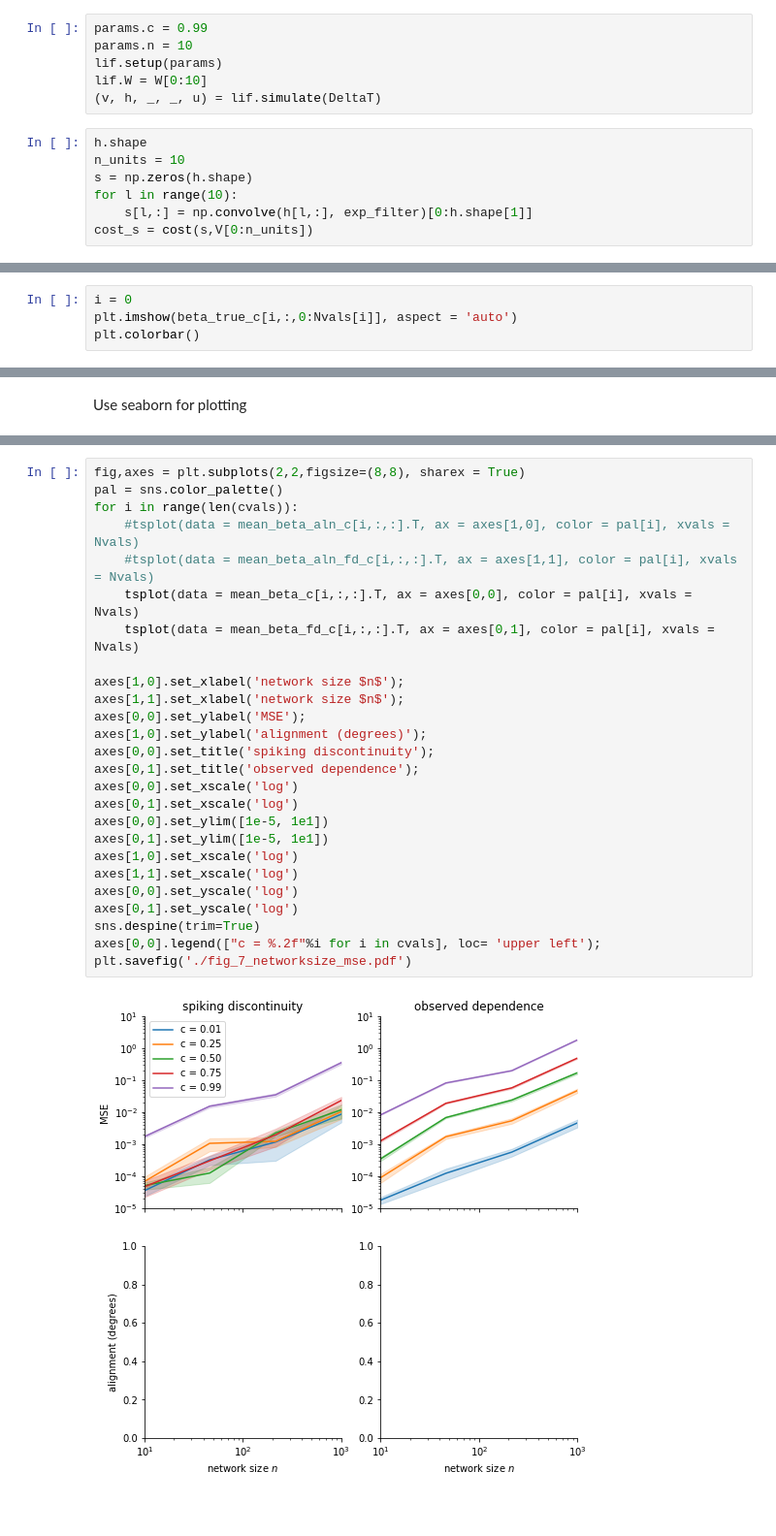
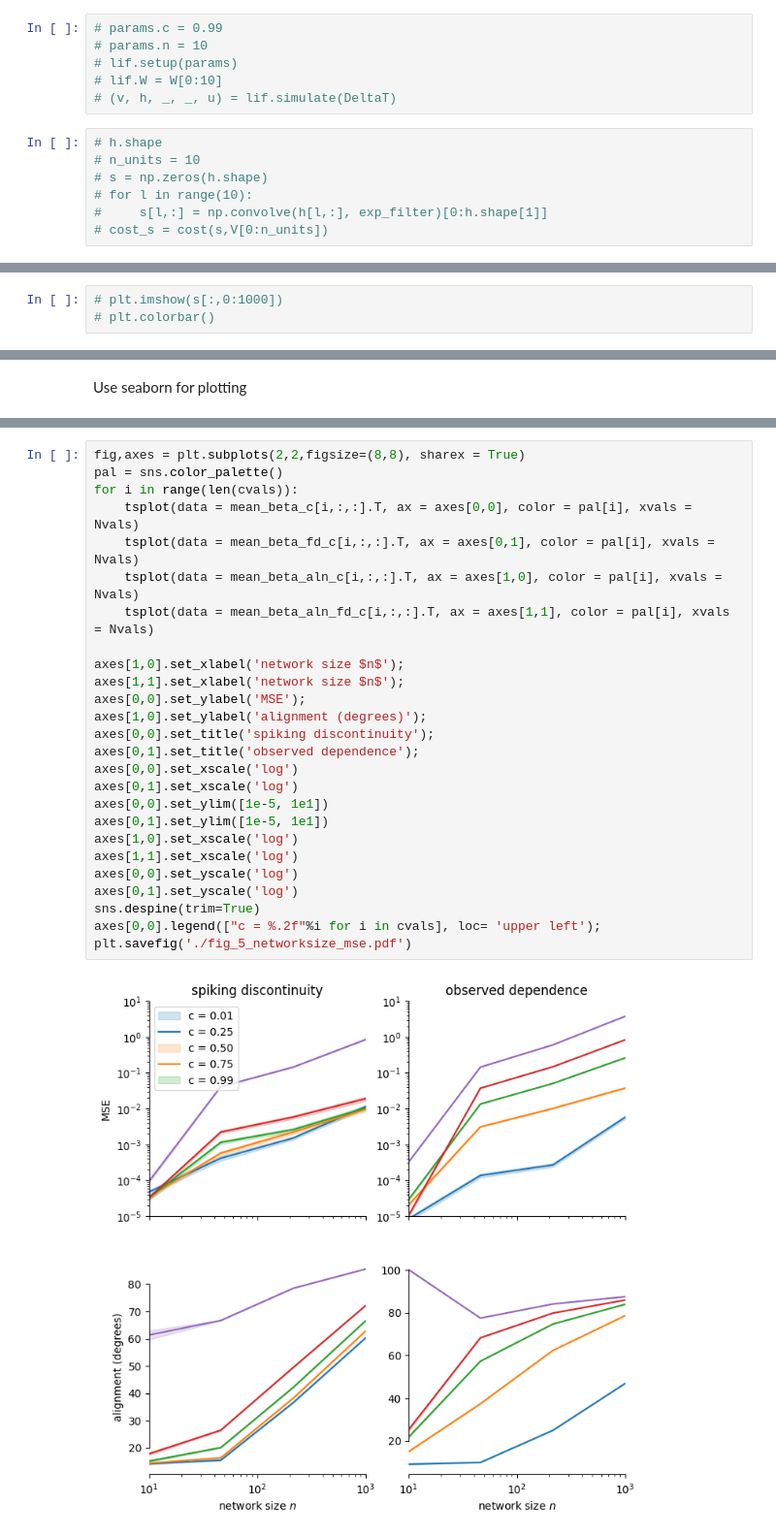
Before and after one commit to benlansdell/rdd, a Jupyter notebook: fig_4_networksize-v2.ipynb, the cells around one changed output, grey strips where cells are left out. Shown at 97% size. Drawn from its saved outputs; the diff is of its cells as text; blank space fills up the shorter version.

Commit message:
Update scripts for Figure 5

```diff
--- a/fig_4_networksize-v2.ipynb
+++ b/fig_4_networksize-v2.ipynb
@@ -87,13 +81,13 @@ cost = lambda s,a: np.sqrt((np.dot(a[0:len(s)], s) - target)**2)
 # %%
-params.c = 0.99
-params.n = 10
-lif.setup(params)
-lif.W = W[0:10]
-(v, h, _, _, u) = lif.simulate(DeltaT)
+# params.c = 0.99
+# params.n = 10
+# lif.setup(params)
+# lif.W = W[0:10]
+# (v, h, _, _, u) = lif.simulate(DeltaT)
 # %%
-h.shape
-n_units = 10
-s = np.zeros(h.shape)
-for l in range(10):
-    s[l,:] = np.convolve(h[l,:], exp_filter)[0:h.shape[1]]
-cost_s = cost(s,V[0:n_units])
+# h.shape
+# n_units = 10
+# s = np.zeros(h.shape)
+# for l in range(10):
+#     s[l,:] = np.convolve(h[l,:], exp_filter)[0:h.shape[1]]
+# cost_s = cost(s,V[0:n_units])
@@ -147,4 +128,3 @@ plt.plot(mean_beta_true_c)
 # %%
-i = 0
-plt.imshow(beta_true_c[i,:,0:Nvals[i]], aspect = 'auto')
-plt.colorbar()
+# plt.imshow(s[:,0:1000])
+# plt.colorbar()
@@ -241,28 +195,28 @@ def tsplot(ax, data, xvals = None, **kw):
 # %%
 fig,axes = plt.subplots(2,2,figsize=(8,8), sharex = True)
 pal = sns.color_palette()
 for i in range(len(cvals)):
-    #tsplot(data = mean_beta_aln_c[i,:,:].T, ax = axes[1,0], color = pal[i], xvals = Nvals)
-    #tsplot(data = mean_beta_aln_fd_c[i,:,:].T, ax = axes[1,1], color = pal[i], xvals = Nvals)
     tsplot(data = mean_beta_c[i,:,:].T, ax = axes[0,0], color = pal[i], xvals = Nvals)
     tsplot(data = mean_beta_fd_c[i,:,:].T, ax = axes[0,1], color = pal[i], xvals = Nvals)
+    tsplot(data = mean_beta_aln_c[i,:,:].T, ax = axes[1,0], color = pal[i], xvals = Nvals)
+    tsplot(data = mean_beta_aln_fd_c[i,:,:].T, ax = axes[1,1], color = pal[i], xvals = Nvals)
 
 axes[1,0].set_xlabel('network size $n$');
 axes[1,1].set_xlabel('network size $n$');
 axes[0,0].set_ylabel('MSE');
 axes[1,0].set_ylabel('alignment (degrees)');
 axes[0,0].set_title('spiking discontinuity');
 axes[0,1].set_title('observed dependence');
 axes[0,0].set_xscale('log')
 axes[0,1].set_xscale('log')
 axes[0,0].set_ylim([1e-5, 1e1])
 axes[0,1].set_ylim([1e-5, 1e1])
 axes[1,0].set_xscale('log')
 axes[1,1].set_xscale('log')
 axes[0,0].set_yscale('log')
 axes[0,1].set_yscale('log')
 sns.despine(trim=True)
 axes[0,0].legend(["c = %.2f"%i for i in cvals], loc= 'upper left');
-plt.savefig('./fig_7_networksize_mse.pdf')
+plt.savefig('./fig_5_networksize_mse.pdf')
 # %% [output]
-[figure, old version]
+[figure, new version]
```
Also changed, not shown: parts of 17 cells of this notebook, 6 other files.
